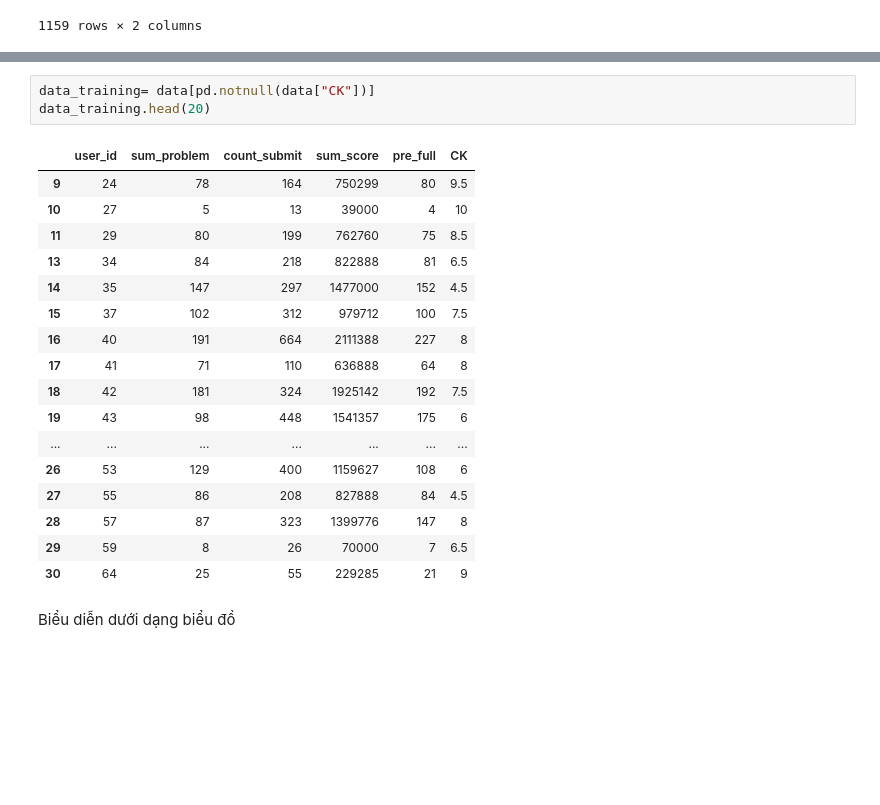
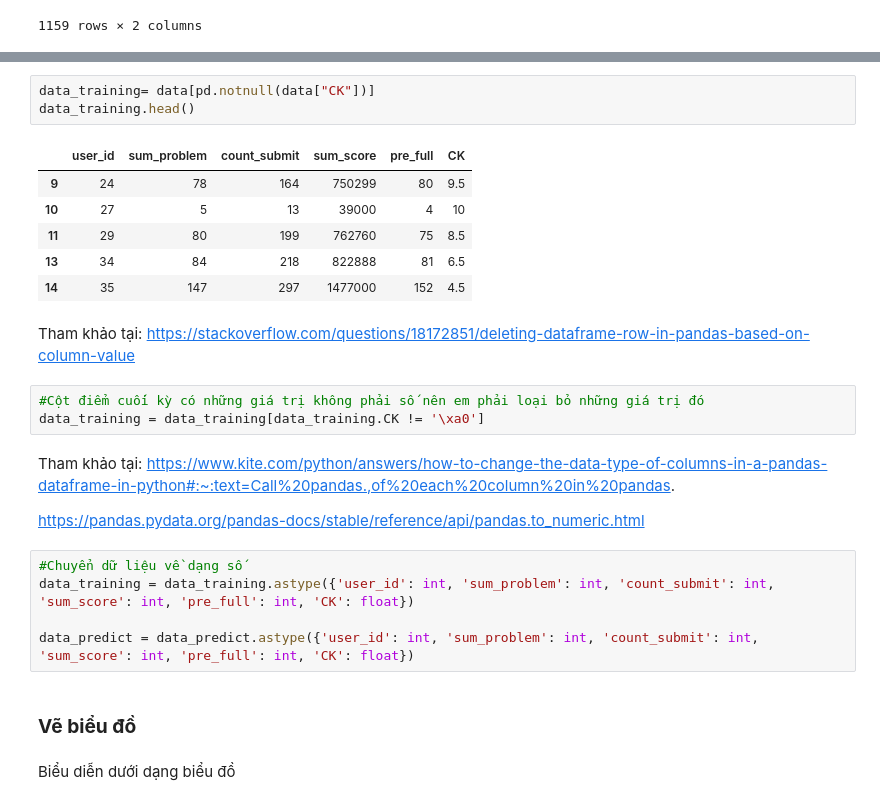
Before and after one commit to dxmai/CS114.L21.KHCL, a Jupyter notebook: Colab/DuDoanDiemCuoiKi.ipynb, the cells around one changed output, grey strips where cells are left out. Cells and saved outputs as stored; diff of their text form; blank space fills up the shorter version.

```diff
--- a/Colab/DuDoanDiemCuoiKi.ipynb
+++ b/Colab/DuDoanDiemCuoiKi.ipynb
@@ -209,23 +157,29 @@ data_predict.head(20)
 # %%
 data_training= data[pd.notnull(data["CK"])]
-data_training.head(20)
+data_training.head()
 # %% [output]
 |  | user_id | sum_problem | count_submit | sum_score | pre_full | CK |
 | 9 | 24 | 78 | 164 | 750299 | 80 | 9.5 |
 | 10 | 27 | 5 | 13 | 39000 | 4 | 10 |
 | 11 | 29 | 80 | 199 | 762760 | 75 | 8.5 |
 | 13 | 34 | 84 | 218 | 822888 | 81 | 6.5 |
 | 14 | 35 | 147 | 297 | 1477000 | 152 | 4.5 |
-| 15 | 37 | 102 | 312 | 979712 | 100 | 7.5 |
-| 16 | 40 | 191 | 664 | 2111388 | 227 | 8 |
-| 17 | 41 | 71 | 110 | 636888 | 64 | 8 |
-| 18 | 42 | 181 | 324 | 1925142 | 192 | 7.5 |
-| 19 | 43 | 98 | 448 | 1541357 | 175 | 6 |
-| ... | ... | ... | ... | ... | ... | ... |
-| 26 | 53 | 129 | 400 | 1159627 | 108 | 6 |
-| 27 | 55 | 86 | 208 | 827888 | 84 | 4.5 |
-| 28 | 57 | 87 | 323 | 1399776 | 147 | 8 |
-| 29 | 59 | 8 | 26 | 70000 | 7 | 6.5 |
-| 30 | 64 | 25 | 55 | 229285 | 21 | 9 |
+# %% [markdown]
+Tham khảo tại: https://stackoverflow.com/questions/18172851/deleting-dataframe-row-in-pandas-based-on-column-value
+# %%
+#Cột điểm cuối kỳ có những giá trị không phải số nên em phải loại bỏ những giá trị đó
+data_training = data_training[data_training.CK != '\xa0']
+# %% [markdown]
+Tham khảo tại:
+https://www.kite.com/python/answers/how-to-change-the-data-type-of-columns-in-a-pandas-dataframe-in-python#:~:text=Call%20pandas.,of%20each%20column%20in%20pandas.
+
+https://pandas.pydata.org/pandas-docs/stable/reference/api/pandas.to_numeric.html
+# %%
+#Chuyển dữ liệu về dạng số
+data_training = data_training.astype({'user_id': int, 'sum_problem': int, 'count_submit': int, 'sum_score': int, 'pre_full': int, 'CK': float})
+
+data_predict = data_predict.astype({'user_id': int, 'sum_problem': int, 'count_submit': int, 'sum_score': int, 'pre_full': int, 'CK': float})
+# %% [markdown]
+### **Vẽ biểu đồ**
 # %% [markdown]
 Biểu diễn dưới dạng biểu đồ
```
Also changed, not shown: parts of 55 cells of this notebook.
